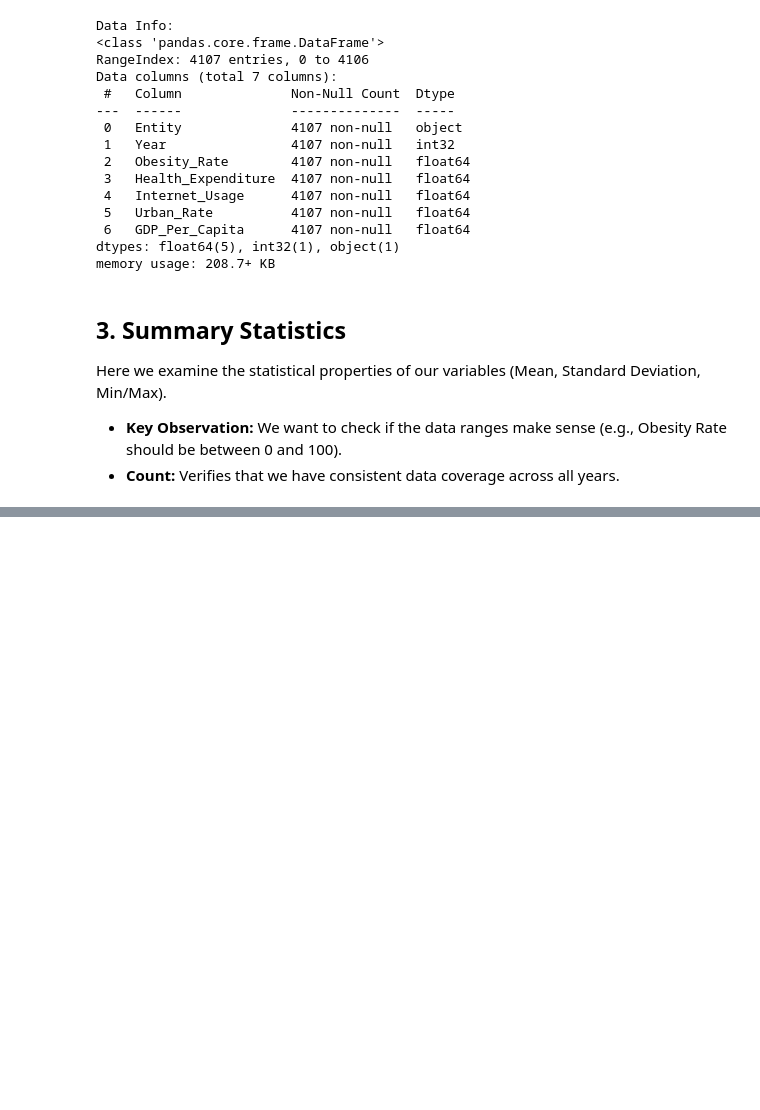
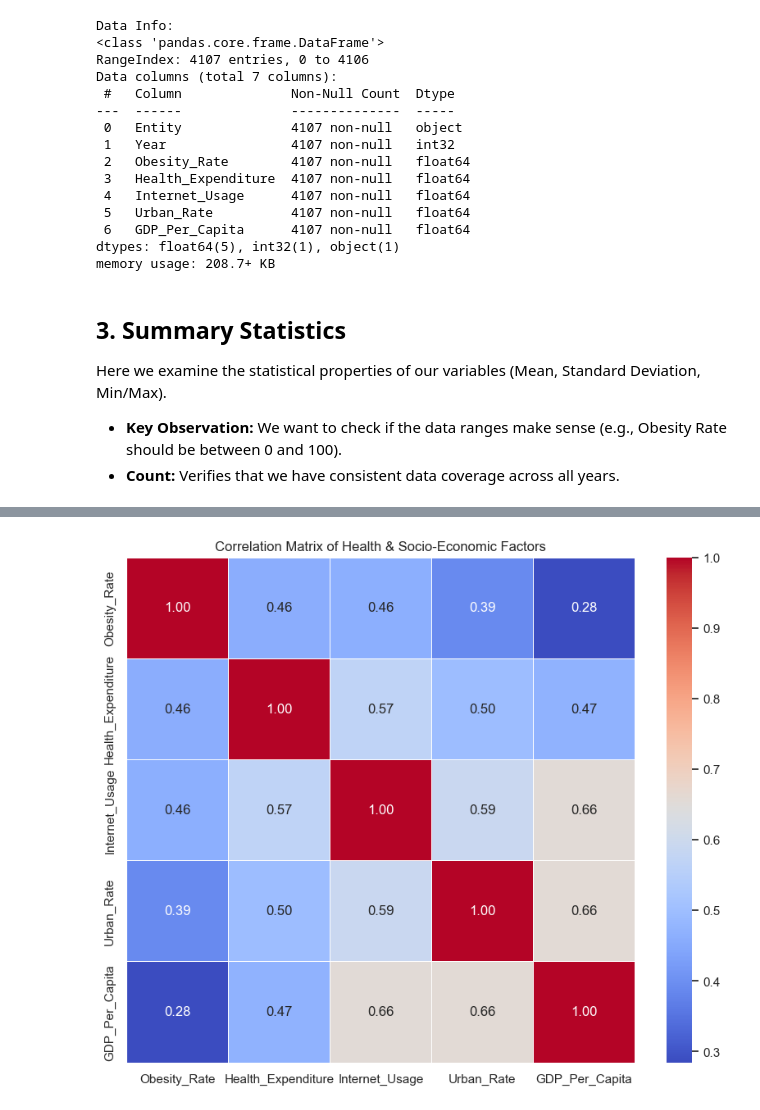
Before and after one commit to sberkayuguz/dsa-210-project, a Jupyter notebook: eda.ipynb, the cells around one changed output, grey strips where cells are left out. Cells and saved outputs as stored; diff of their text form; code cells hidden in the pictures; blank space fills up the shorter version.

```diff
--- a/eda.ipynb
+++ b/eda.ipynb
@@ -129,0 +192,11 @@ Summary Statistics:
+# %%
+# Correlation matrix
+corr_matrix = df_merged[['Obesity_Rate', 'Health_Expenditure', 'Internet_Usage', 'Urban_Rate', 'GDP_Per_Capita']].corr()
+
+# Plot heatmap
+plt.figure(figsize=(10, 8))
+sns.heatmap(corr_matrix, annot=True, cmap='coolwarm', fmt=".2f", linewidths=0.5)
+plt.title('Correlation Matrix of Health & Socio-Economic Factors')
+plt.show()
+# %% [output]
+[figure, added]
```
Also changed, not shown: parts of 5 cells of this notebook.
